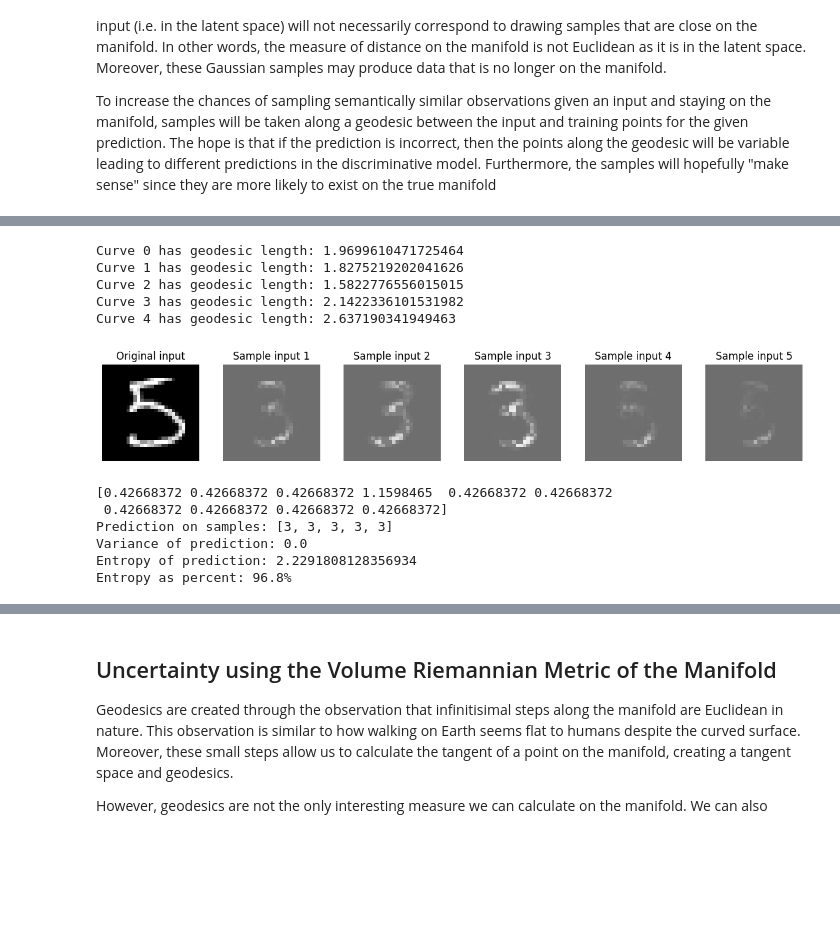
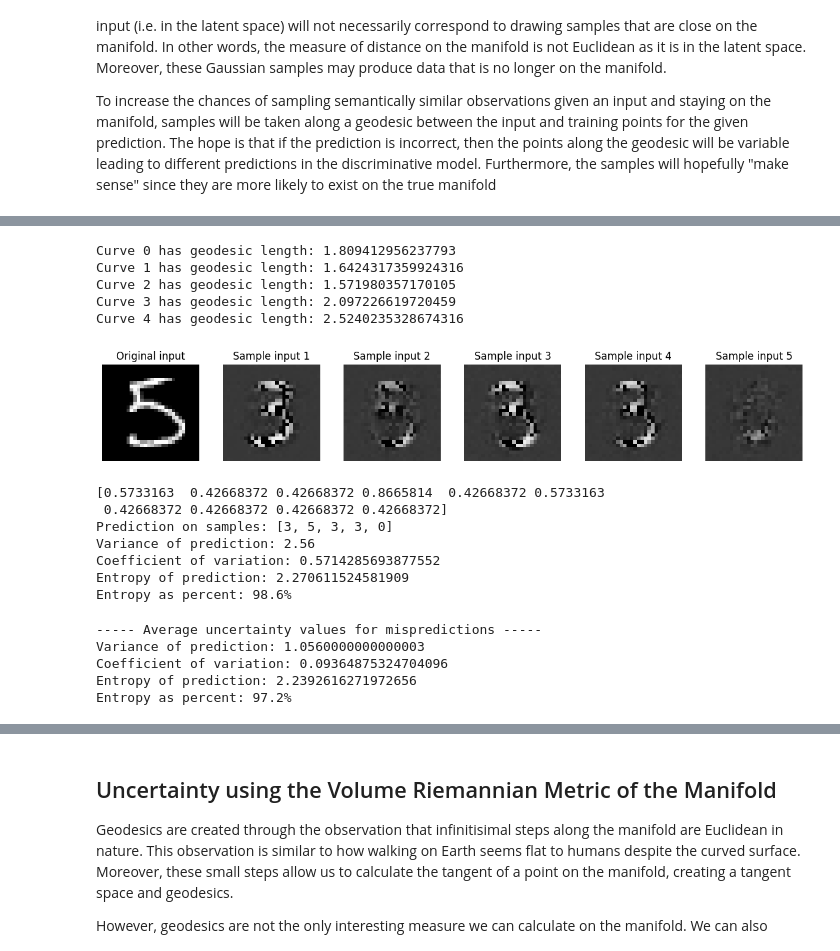
Before and after one commit to TrymNOHG/generative-uncertainty, a Jupyter notebook: uncertainty.ipynb, the cells around one changed output, grey strips where cells are left out. Cells and saved outputs as stored; diff of their text form; code cells hidden in the pictures; blank space fills up the shorter version.

```diff
--- a/uncertainty.ipynb
+++ b/uncertainty.ipynb
@@ -28,7 +21,7 @@ device = torch.device("cpu")
 
 hidden_dim = 2
 model = VariationalAutoencoder([28*28, 400, 200, 50], [50, 100, 200, 400, 28*28], hidden_dim=hidden_dim).to(device)
-model.load_state_dict(torch.load("./pretrained_models/manifold_vae.pth", map_location=device, weights_only=True))
+model.load_state_dict(torch.load("./pretrained_models/vae.pth", map_location=device, weights_only=True))
 
 
 
@@ -81,8 +74,6 @@ for img, label in test_loader:
         correct = (img, pred)
     elif pred != label and incorrect is None:
         incorrect = (img, pred)
-        # plt.imshow(img.reshape((28, 28, 1)))
-        # print(pred)
 
     if correct is not None and incorrect is not None:
         break
@@ -137,26 +135,56 @@ Entropy as percent: 98.1%
 # %%
 from utils.sampling import geodesic_sampling_whole
 from utils.visualize import visualize_samples
 from utils.uncertainty import geodesic_uncertainty
 
 samples = geodesic_sampling_whole(model, vals, incorrect[0], incorrect[1], torch.device("cpu"), num_samples=5)
 visualize_samples(incorrect[0], samples)
-preds, var, entropy, entropy_uncertainty = geodesic_uncertainty(cnn, samples)
+preds, var, cov, entropy, entropy_uncertainty = geodesic_uncertainty(cnn, samples)
 
 print(f"Prediction on samples: {preds}")
 print(f"Variance of prediction: {var}")
+print(f"Coefficient of variation: {cov}")
 print(f"Entropy of prediction: {entropy}")
 print(f"Entropy as percent: {(entropy_uncertainty * 100).round(1)}%")
 # %% [output]
-Curve 0 has geodesic length: 1.9699610471725464
-Curve 1 has geodesic length: 1.8275219202041626
-Curve 2 has geodesic length: 1.5822776556015015
-Curve 3 has geodesic length: 2.1422336101531982
-Curve 4 has geodesic length: 2.637190341949463
+Curve 0 has geodesic length: 1.809412956237793
+Curve 1 has geodesic length: 1.6424317359924316
+Curve 2 has geodesic length: 1.571980357170105
+Curve 3 has geodesic length: 2.097226619720459
+Curve 4 has geodesic length: 2.5240235328674316
-[figure, old version]
+[figure, new version]
-[0.42668372 0.42668372 0.42668372 1.1598465  0.42668372 0.42668372
+[0.5733163  0.42668372 0.42668372 0.8665814  0.42668372 0.5733163
  0.42668372 0.42668372 0.42668372 0.42668372]
-Prediction on samples: [3, 3, 3, 3, 3]
-Variance of prediction: 0.0
-Entropy of prediction: 2.2291808128356934
-Entropy as percent: 96.8%
+Prediction on samples: [3, 5, 3, 3, 0]
+Variance of prediction: 2.56
+Coefficient of variation: 0.5714285693877552
+Entropy of prediction: 2.270611524581909
+Entropy as percent: 98.6%
+# %%
+import numpy as np
+from utils.sampling import geodesic_sampling_close
+from utils.uncertainty import geodesic_uncertainty
+
+avg_values = [[] for _ in range(4)]
+for i in range(NUMBER_SAMPLES):
+    samples = geodesic_sampling_close(model, vals, incorrect_list[i][0], incorrect_list[i][1], torch.device("cpu"), num_samples=5, log=False)
+    preds, var, cov, entropy, entropy_uncertainty = geodesic_uncertainty(cnn, samples)
+    avg_values[0].append(var)
+    avg_values[1].append(cov)
+    avg_values[2].append(entropy)
+    avg_values[3].append(entropy_uncertainty)
+
+for i, vals in enumerate(avg_values):
+    avg_values[i] = np.mean(vals)
+
+print("----- Average uncertainty values for mispredictions -----")
+print(f"Variance of prediction: {avg_values[0]}")
+print(f"Coefficient of variation: {avg_values[1]}")
+print(f"Entropy of prediction: {avg_values[2]}")
+print(f"Entropy as percent: {(avg_values[3] * 100).round(1)}%")
+# %% [output]
+----- Average uncertainty values for mispredictions -----
+Variance of prediction: 1.0560000000000003
+Coefficient of variation: 0.09364875324704096
+Entropy of prediction: 2.2392616271972656
+Entropy as percent: 97.2%
```
Also changed, not shown: parts of 27 cells of this notebook, 17 other files.
